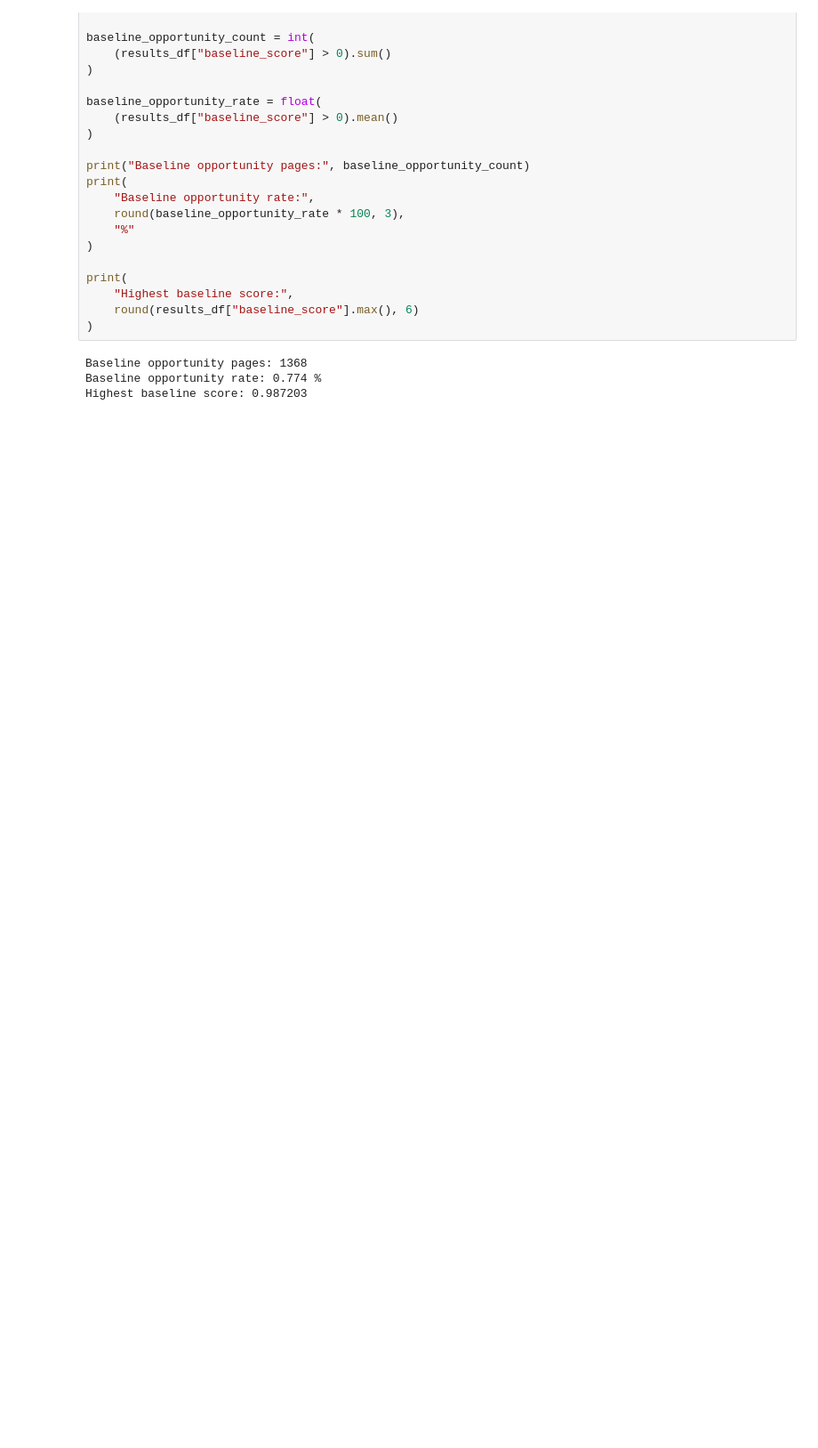
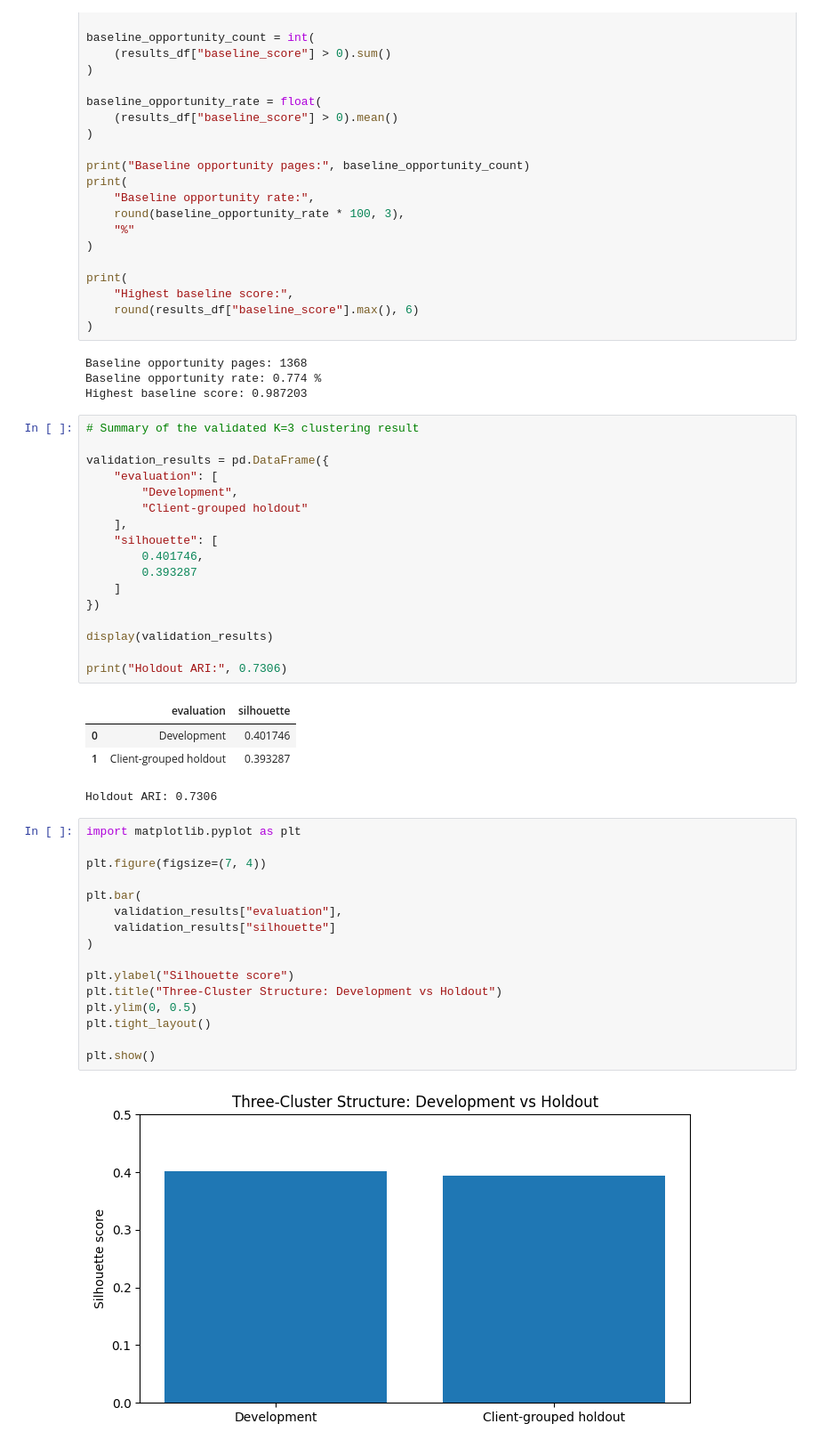
Before and after one commit to girishpatil935/ML_Internship, a Jupyter notebook: work/notebooks/capstone.ipynb, the cells around one changed output. Shown at 89% size. Saved outputs shown, nothing was run; the diff lists cells and outputs as text; blank space fills up the shorter version.

```diff
--- a/work/notebooks/capstone.ipynb
+++ b/work/notebooks/capstone.ipynb
@@ -568,3 +568,43 @@ print(
 Baseline opportunity pages: 1368
 Baseline opportunity rate: 0.774 %
 Highest baseline score: 0.987203
+# %%
+# Summary of the validated K=3 clustering result
+
+validation_results = pd.DataFrame({
+    "evaluation": [
+        "Development",
+        "Client-grouped holdout"
+    ],
+    "silhouette": [
+        0.401746,
+        0.393287
+    ]
+})
+
+display(validation_results)
+
+print("Holdout ARI:", 0.7306)
+# %% [output]
+|  | evaluation | silhouette |
+| 0 | Development | 0.401746 |
+| 1 | Client-grouped holdout | 0.393287 |
+Holdout ARI: 0.7306
+# %%
+import matplotlib.pyplot as plt
+
+plt.figure(figsize=(7, 4))
+
+plt.bar(
+    validation_results["evaluation"],
+    validation_results["silhouette"]
+)
+
+plt.ylabel("Silhouette score")
+plt.title("Three-Cluster Structure: Development vs Holdout")
+plt.ylim(0, 0.5)
+plt.tight_layout()
+
+plt.show()
+# %% [output]
+[figure, added]
```
Also changed, not shown: parts of 17 cells of this notebook.
